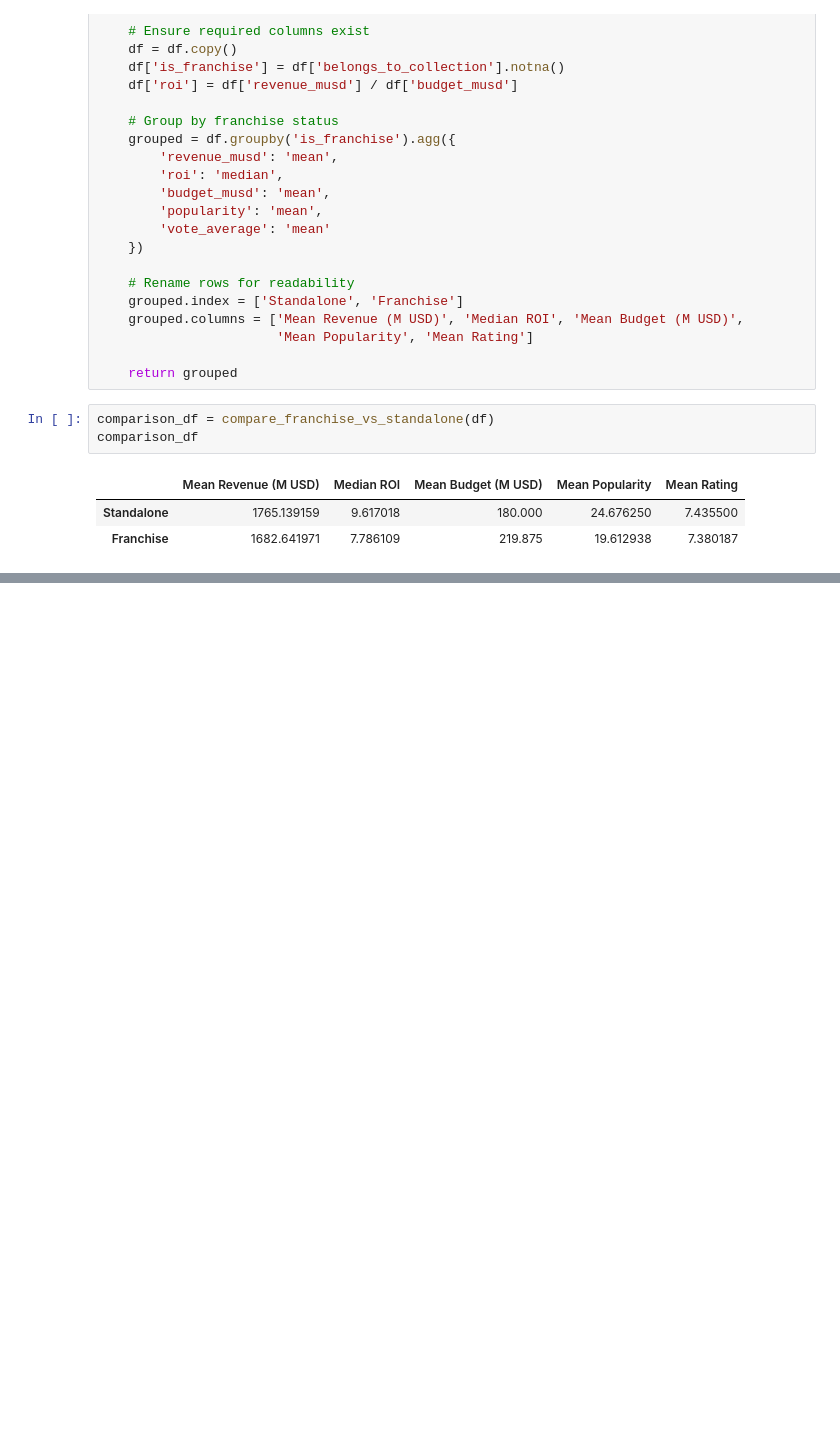
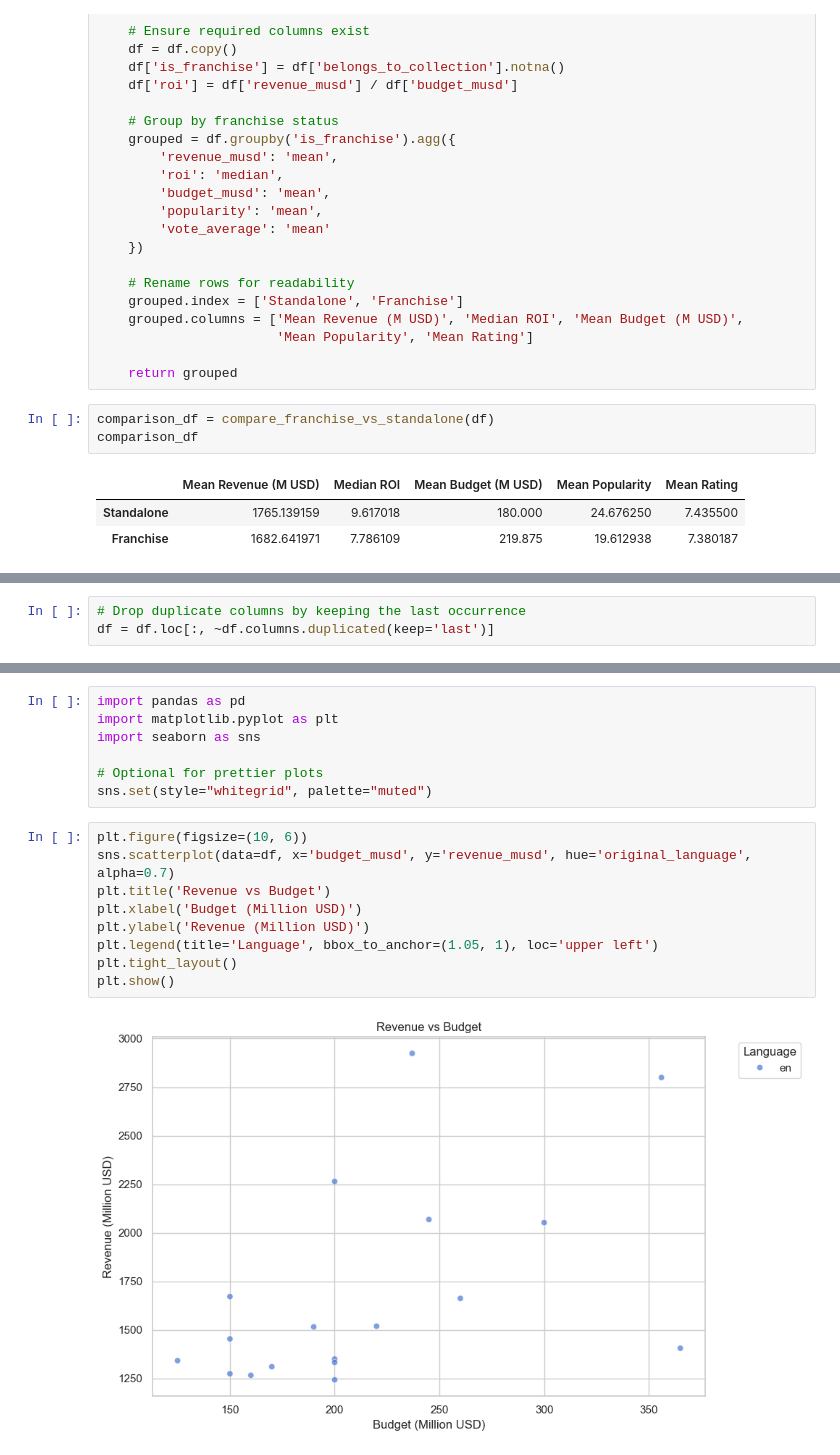
Before and after one commit to richardamasah/Amalitech_GTP, a Jupyter notebook: notebook/notebook1.ipynb, the cells around one changed output, grey strips where cells are left out. Cells and saved outputs as stored; diff of their text form; blank space fills up the shorter version.

Commit message:
visualization

```diff
--- a/notebook/notebook1.ipynb
+++ b/notebook/notebook1.ipynb
@@ -690,0 +741,3 @@ top_franchises.head(10)
+# %%
+# Drop duplicate columns by keeping the last occurrence
+df = df.loc[:, ~df.columns.duplicated(keep='last')]
@@ -690,0 +786,18 @@ top_franchises.head(10)
+# %%
+import pandas as pd
+import matplotlib.pyplot as plt
+import seaborn as sns
+
+# Optional for prettier plots
+sns.set(style="whitegrid", palette="muted")
+# %%
+plt.figure(figsize=(10, 6))
+sns.scatterplot(data=df, x='budget_musd', y='revenue_musd', hue='original_language', alpha=0.7)
+plt.title('Revenue vs Budget')
+plt.xlabel('Budget (Million USD)')
+plt.ylabel('Revenue (Million USD)')
+plt.legend(title='Language', bbox_to_anchor=(1.05, 1), loc='upper left')
+plt.tight_layout()
+plt.show()
+# %% [output]
+[figure, added]
```
Also changed, not shown: parts of 8 cells of this notebook.
